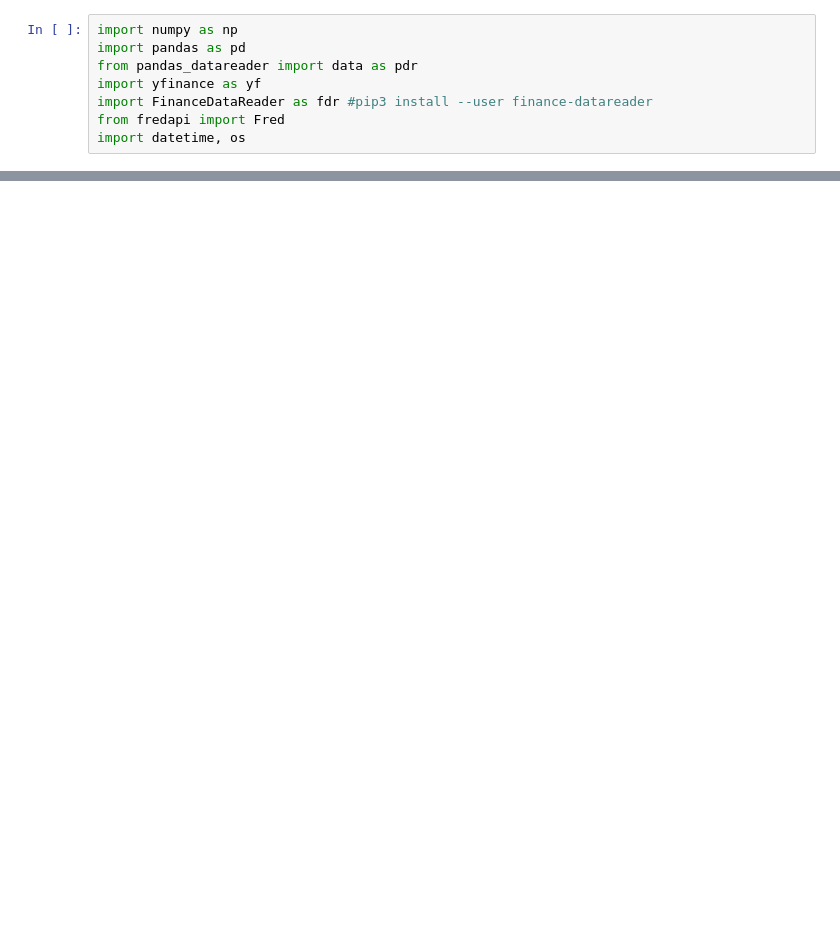
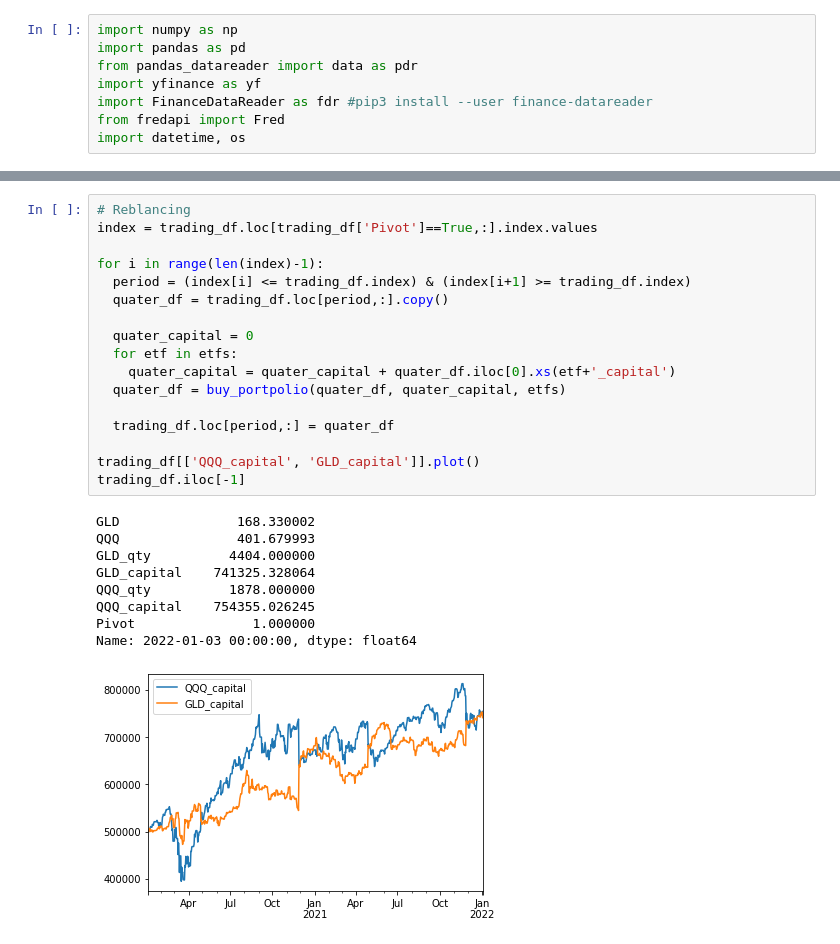
Before and after one commit to pathces-gone/study-python-stock, a Jupyter notebook: AssetAllocationV2/scratch.ipynb, the cells around one changed output, grey strips where cells are left out. Drawn from its saved outputs; the diff is of its cells as text; blank space fills up the shorter version.

Commit message:
update - AssetAllocationV2 reblancing function

```diff
--- a/AssetAllocationV2/scratch.ipynb
+++ b/AssetAllocationV2/scratch.ipynb
@@ -99,0 +145,27 @@ print(pivots)
+# %%
+# Reblancing
+index = trading_df.loc[trading_df['Pivot']==True,:].index.values
+
+for i in range(len(index)-1):
+  period = (index[i] <= trading_df.index) & (index[i+1] >= trading_df.index)
+  quater_df = trading_df.loc[period,:].copy()
+
+  quater_capital = 0
+  for etf in etfs:
+    quater_capital = quater_capital + quater_df.iloc[0].xs(etf+'_capital')
+  quater_df = buy_portpolio(quater_df, quater_capital, etfs)
+
+  trading_df.loc[period,:] = quater_df
+
+trading_df[['QQQ_capital', 'GLD_capital']].plot()
+trading_df.iloc[-1]
+# %% [output]
+GLD               168.330002
+QQQ               401.679993
+GLD_qty          4404.000000
+GLD_capital    741325.328064
+QQQ_qty          1878.000000
+QQQ_capital    754355.026245
+Pivot               1.000000
+Name: 2022-01-03 00:00:00, dtype: float64
+[figure, added]
```
Also changed, not shown: parts of 10 cells of this notebook.
